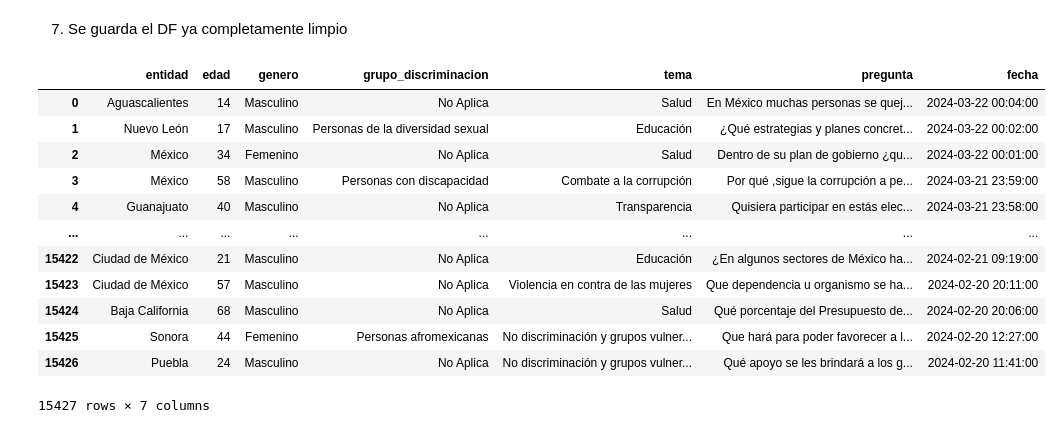
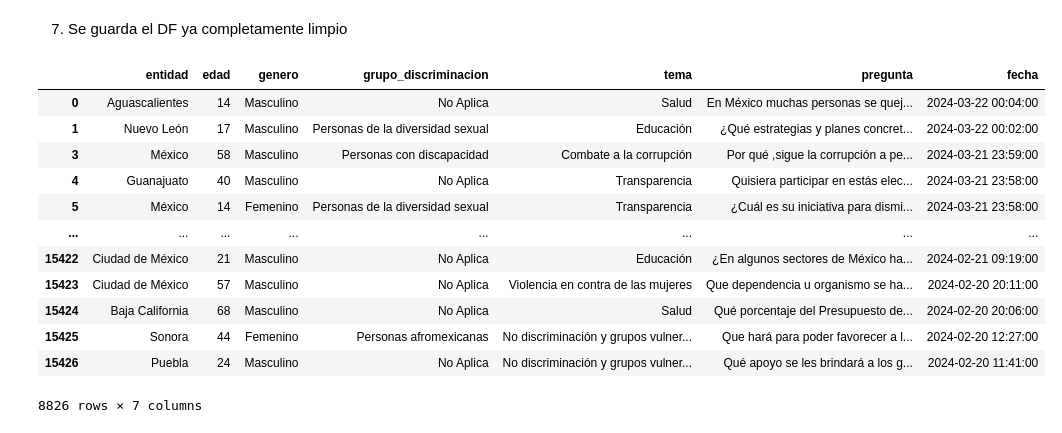
Before and after one commit to Rluthen/proyecto_mineria_p2024, a Jupyter notebook: 3_eliminacion_repetidas.ipynb, the cells around one changed output. Cells and saved outputs as stored; diff of their text form; code cells hidden in the pictures.

```diff
--- a/3_eliminacion_repetidas.ipynb
+++ b/3_eliminacion_repetidas.ipynb
@@ -141,22 +141,22 @@ len(set(repetidas['repetida_de']))
 7. Se guarda el DF ya completamente limpio
 # %%
 
-limpio_df = limpio_df[limpio_df['pregunta_norm'].isin(repetidas['pregunta']) == False]
+limpio_df = limpio_df[limpio_df['pregunta'].isin(repetidas['pregunta']) == False]
 limpio_df = limpio_df.drop(columns=['pregunta_norm'])
 display(limpio_df)
 # %% [output]
 |  | entidad | edad | genero | grupo_discriminacion | tema | pregunta | fecha |
 | 0 | Aguascalientes | 14 | Masculino | No Aplica | Salud | En México muchas personas se quej... | 2024-03-22 00:04:00 |
 | 1 | Nuevo León | 17 | Masculino | Personas de la diversidad sexual | Educación | ¿Qué estrategias y planes concret... | 2024-03-22 00:02:00 |
-| 2 | México | 34 | Femenino | No Aplica | Salud | Dentro de su plan de gobierno ¿qu... | 2024-03-22 00:01:00 |
 | 3 | México | 58 | Masculino | Personas con discapacidad | Combate a la corrupción | Por qué ,sigue la corrupción a pe... | 2024-03-21 23:59:00 |
 | 4 | Guanajuato | 40 | Masculino | No Aplica | Transparencia | Quisiera participar en estás elec... | 2024-03-21 23:58:00 |
+| 5 | México | 14 | Femenino | Personas de la diversidad sexual | Transparencia | ¿Cuál es su iniciativa para dismi... | 2024-03-21 23:58:00 |
 | ... | ... | ... | ... | ... | ... | ... | ... |
 | 15422 | Ciudad de México | 21 | Masculino | No Aplica | Educación | ¿En algunos sectores de México ha... | 2024-02-21 09:19:00 |
 | 15423 | Ciudad de México | 57 | Masculino | No Aplica | Violencia en contra de las mujeres | Que dependencia u organismo se ha... | 2024-02-20 20:11:00 |
 | 15424 | Baja California | 68 | Masculino | No Aplica | Salud | Qué porcentaje del Presupuesto de... | 2024-02-20 20:06:00 |
 | 15425 | Sonora | 44 | Femenino | Personas afromexicanas | No discriminación y grupos vulner... | Que hará para poder favorecer a l... | 2024-02-20 12:27:00 |
 | 15426 | Puebla | 24 | Masculino | No Aplica | No discriminación y grupos vulner... | Qué apoyo se les brindará a los g... | 2024-02-20 11:41:00 |
-15427 rows × 7 columns
+8826 rows × 7 columns
 # %%
 save_df(limpio_df, "3-1_base_limpia.csv", index=False)
```
Also changed, not shown: parts of 1 cell of this notebook, 1 other file.
